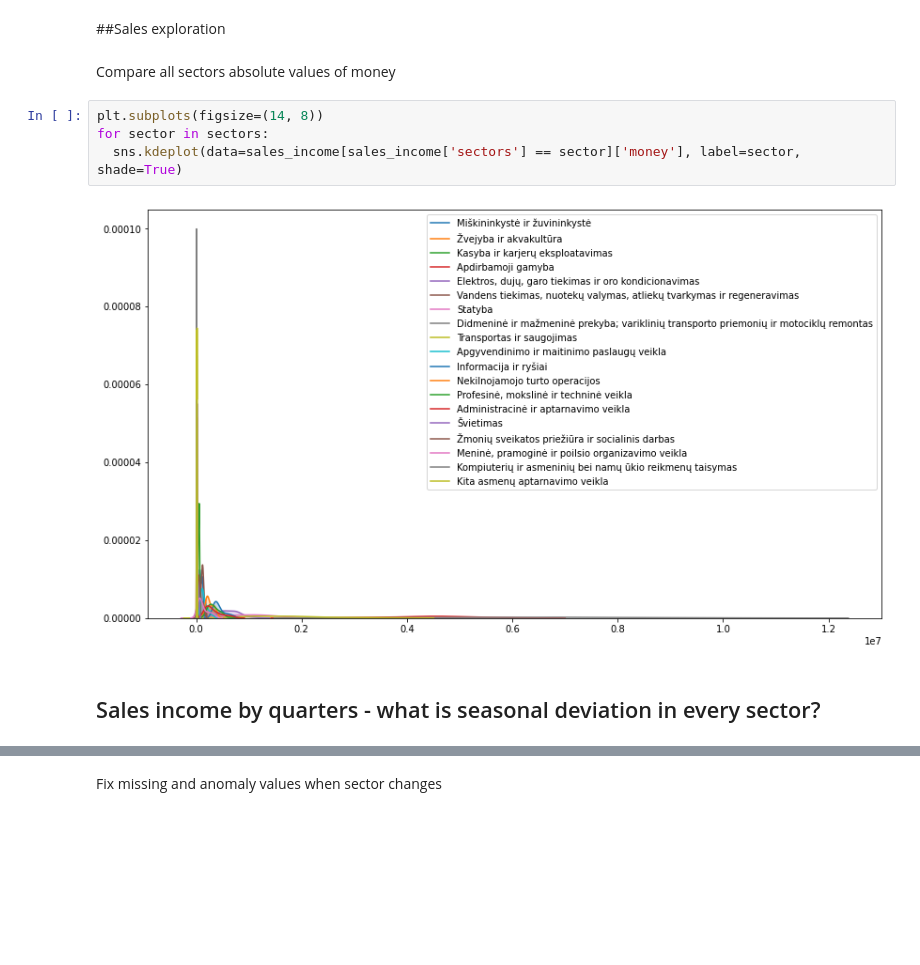
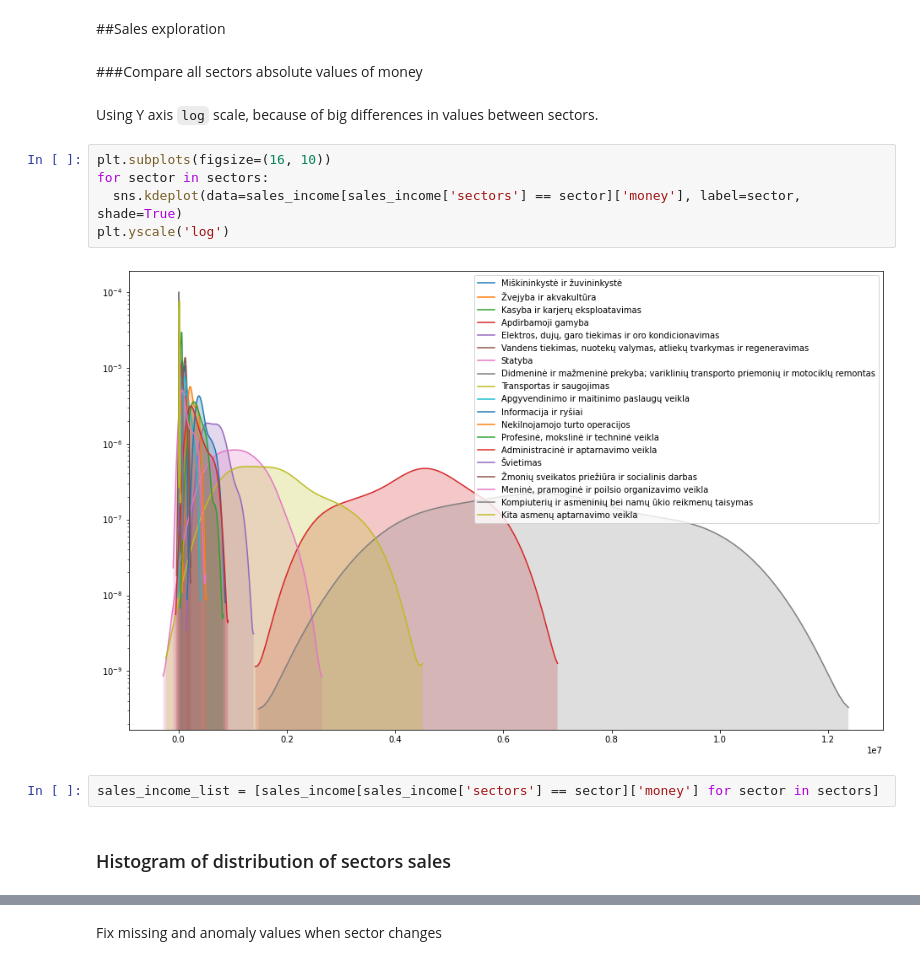
Before and after one commit to Venckus/lt-sectors-analysis, a Jupyter notebook: lt_economy_sectors.ipynb, the cells around one changed output, grey strips where cells are left out. Drawn from its saved outputs; the diff is of its cells as text; blank space fills up the shorter version.

```diff
--- a/lt_economy_sectors.ipynb
+++ b/lt_economy_sectors.ipynb
@@ -225,12 +225,17 @@ sns.distplot(a=sales_income[sales_income['sectors'] == sectors[0]]['money'], lab
 # %% [markdown]
 ##Sales exploration
 # %% [markdown]
-Compare all sectors absolute values of money
+###Compare all sectors absolute values of money
+# %% [markdown]
+Using Y axis `log` scale, because of big differences in values between sectors.
 # %%
-plt.subplots(figsize=(14, 8))
+plt.subplots(figsize=(16, 10))
 for sector in sectors:
   sns.kdeplot(data=sales_income[sales_income['sectors'] == sector]['money'], label=sector, shade=True)
+plt.yscale('log')
 # %% [output]
-[figure, old version]
+[figure, new version]
-# %% [markdown]
-## Sales income by quarters - what is seasonal deviation in every sector?
+# %%
+sales_income_list = [sales_income[sales_income['sectors'] == sector]['money'] for sector in sectors]
+# %% [markdown]
+### Histogram of distribution of sectors sales
```
Also changed, not shown: parts of 109 cells of this notebook.
